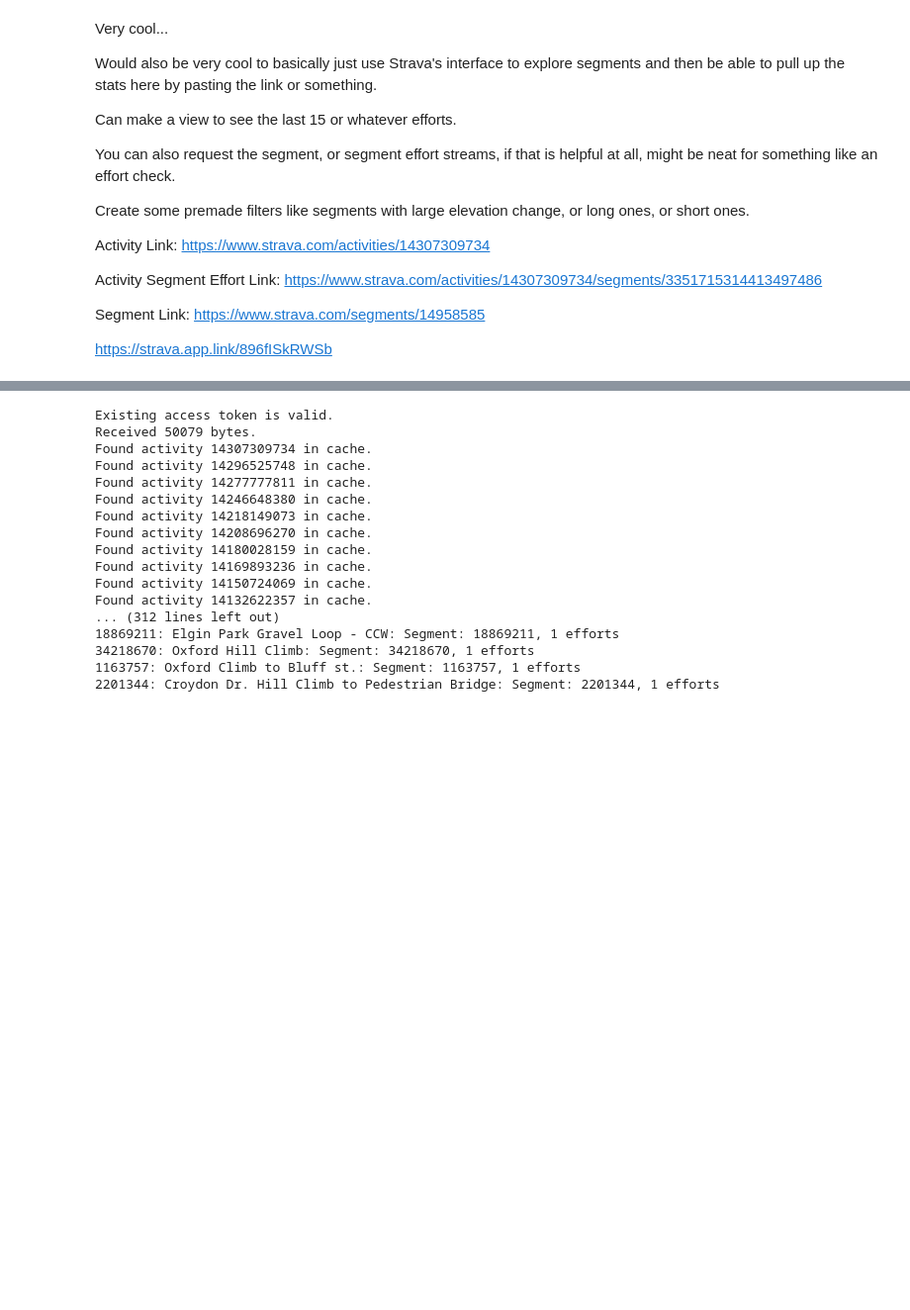
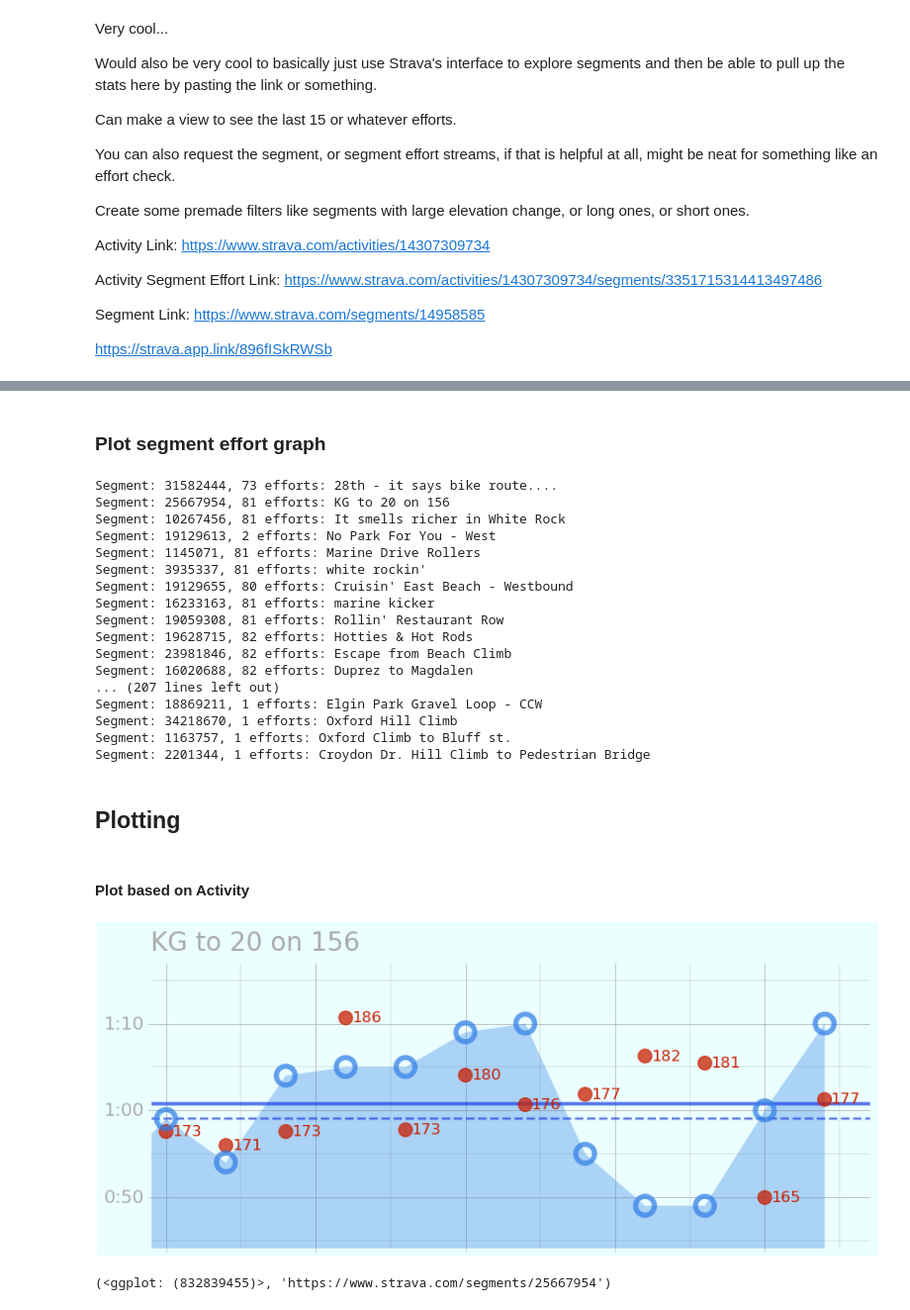
Before and after one commit to NWNHT/StravaPlotting, a Jupyter notebook: src/segments.ipynb, the cells around one changed output, grey strips where cells are left out. Shown at 99% size. Drawn from its saved outputs; the diff is of its cells as text; code cells hidden in the pictures; blank space fills up the shorter version.

Commit message:
adjust plot dimensions and clean up notebook a bit

```diff
--- a/src/segments.ipynb
+++ b/src/segments.ipynb
@@ -565,0 +614,2 @@ def create_segment_catalog(activities: pd.DataFrame, activity_list: pd.DataFrame
+# %% [markdown]
+### Plot segment effort graph
@@ -566,27 +728,44 @@ def create_segment_catalog(activities: pd.DataFrame, activity_list: pd.DataFrame
 # %%
 # Find the BC activities by filtering to rides below latitude of 50
 bc_activities = activities[activities.start_latlng.apply(lambda x: float(x[0])) < 50]
+# Create the catalog of segments
 bc_segments = create_segment_catalog(activities, activity_list=bc_activities, activity_cache=activity_cache)
 
+# Print the segment ids and names
 segment_id_lookup = {}
 for k, v in bc_segments.items():
-    print(f"{k}: {v.efforts[0].segment_name}: {v}")
+    print(f"{v}: {v.efforts[0].segment_name}")
     segment_id_lookup[k] = v.efforts[0].segment_name
 # %% [output]
-Existing access token is valid.
-Received 50079 bytes.
-Found activity 14307309734 in cache.
-Found activity 14296525748 in cache.
-Found activity 14277777811 in cache.
-Found activity 14246648380 in cache.
-Found activity 14218149073 in cache.
-Found activity 14208696270 in cache.
-Found activity 14180028159 in cache.
-Found activity 14169893236 in cache.
-Found activity 14150724069 in cache.
-Found activity 14132622357 in cache.
-... (312 lines left out)
-18869211: Elgin Park Gravel Loop - CCW: Segment: 18869211, 1 efforts
-34218670: Oxford Hill Climb: Segment: 34218670, 1 efforts
-1163757: Oxford Climb to Bluff st.: Segment: 1163757, 1 efforts
-2201344: Croydon Dr. Hill Climb to Pedestrian Bridge: Segment: 2201344, 1 efforts
+Segment: 31582444, 73 efforts: 28th - it says bike route....
+Segment: 25667954, 81 efforts: KG to 20 on 156
+Segment: 10267456, 81 efforts: It smells richer in White Rock
+Segment: 19129613, 2 efforts: No Park For You - West
+Segment: 1145071, 81 efforts: Marine Drive Rollers
+Segment: 3935337, 81 efforts: white rockin'
+Segment: 19129655, 80 efforts: Cruisin' East Beach - Westbound
+Segment: 16233163, 81 efforts: marine kicker
+Segment: 19059308, 81 efforts: Rollin' Restaurant Row
+Segment: 19628715, 82 efforts: Hotties & Hot Rods
+Segment: 23981846, 82 efforts: Escape from Beach Climb
+Segment: 16020688, 82 efforts: Duprez to Magdalen
+... (207 lines left out)
+Segment: 18869211, 1 efforts: Elgin Park Gravel Loop - CCW
+Segment: 34218670, 1 efforts: Oxford Hill Climb
+Segment: 1163757, 1 efforts: Oxford Climb to Bluff st.
+Segment: 2201344, 1 efforts: Croydon Dr. Hill Climb to Pedestrian Bridge
+# %% [markdown]
+## Plotting
+# %% [markdown]
+#### Plot based on Activity
+# %%
+# Selection of segment
+activity_date = datetime.date(2025, 5, 1)
+segment_index = 1
+segment_id = segment_id_from_activity_date_and_index(activities, activity_date, segment_index)
+
+# Plot
+segment_effort_graph(bc_segments, segment_id, previous_x=12)
+# %% [output]
+[figure, added]
+(<ggplot: (832839455)>, 'https://www.strava.com/segments/25667954')
```
Also changed, not shown: parts of 18 cells of this notebook, 1 other file.
